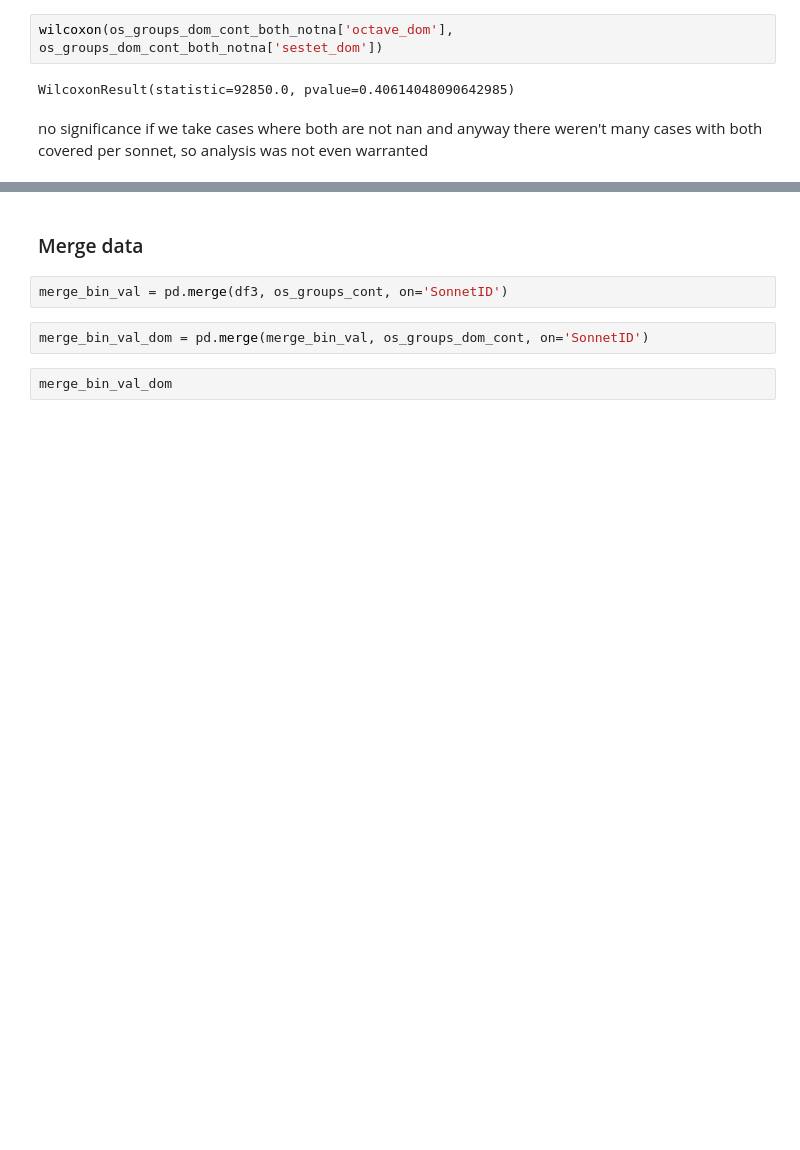
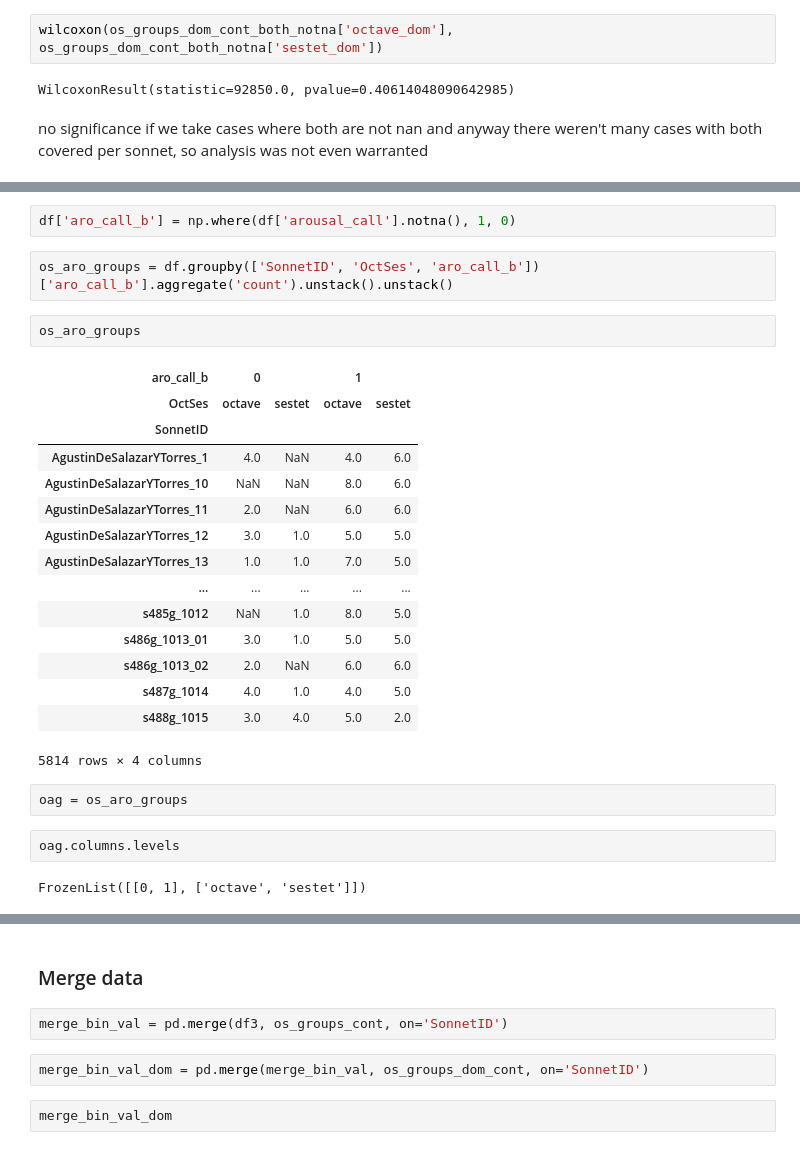
Before and after one commit to pruizf/rhyme-within-reason, a Jupyter notebook: scripts/annotation/analysis.ipynb, the cells around one changed output, grey strips where cells are left out. Cells and saved outputs as stored; diff of their text form; blank space fills up the shorter version.

```diff
--- a/scripts/annotation/analysis.ipynb
+++ b/scripts/annotation/analysis.ipynb
@@ -500,0 +540,28 @@ no significance if we take cases where both are not nan and anyway there weren't
+# %%
+df['aro_call_b'] = np.where(df['arousal_call'].notna(), 1, 0)
+# %%
+os_aro_groups = df.groupby(['SonnetID', 'OctSes', 'aro_call_b'])['aro_call_b'].aggregate('count').unstack().unstack()
+# %%
+os_aro_groups
+# %% [output]
+| aro_call_b | 0 |  | 1 |  |
+| OctSes | octave | sestet | octave | sestet |
+| SonnetID |  |  |  |  |
+| AgustinDeSalazarYTorres_1 | 4.0 | NaN | 4.0 | 6.0 |
+| AgustinDeSalazarYTorres_10 | NaN | NaN | 8.0 | 6.0 |
+| AgustinDeSalazarYTorres_11 | 2.0 | NaN | 6.0 | 6.0 |
+| AgustinDeSalazarYTorres_12 | 3.0 | 1.0 | 5.0 | 5.0 |
+| AgustinDeSalazarYTorres_13 | 1.0 | 1.0 | 7.0 | 5.0 |
+| ... | ... | ... | ... | ... |
+| s485g_1012 | NaN | 1.0 | 8.0 | 5.0 |
+| s486g_1013_01 | 3.0 | 1.0 | 5.0 | 5.0 |
+| s486g_1013_02 | 2.0 | NaN | 6.0 | 6.0 |
+| s487g_1014 | 4.0 | 1.0 | 4.0 | 5.0 |
+| s488g_1015 | 3.0 | 4.0 | 5.0 | 2.0 |
+5814 rows × 4 columns
+# %%
+oag = os_aro_groups
+# %%
+oag.columns.levels
+# %% [output]
+FrozenList([[0, 1], ['octave', 'sestet']])
```
Also changed, not shown: parts of 56 cells of this notebook, 2 other files.
